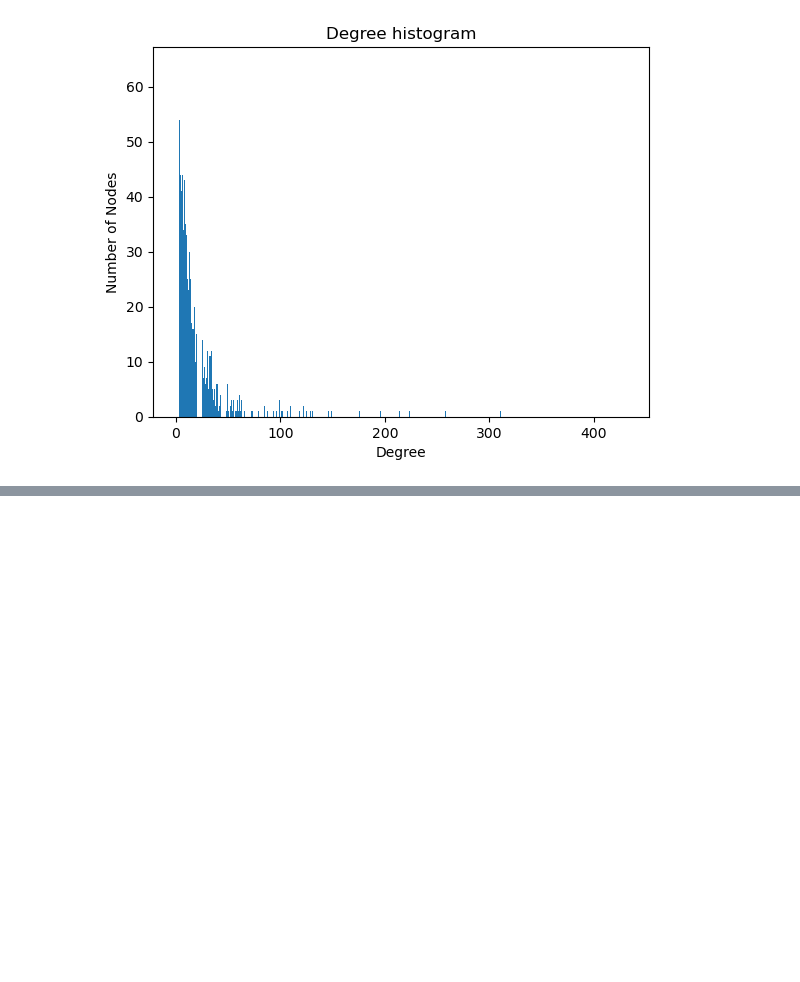
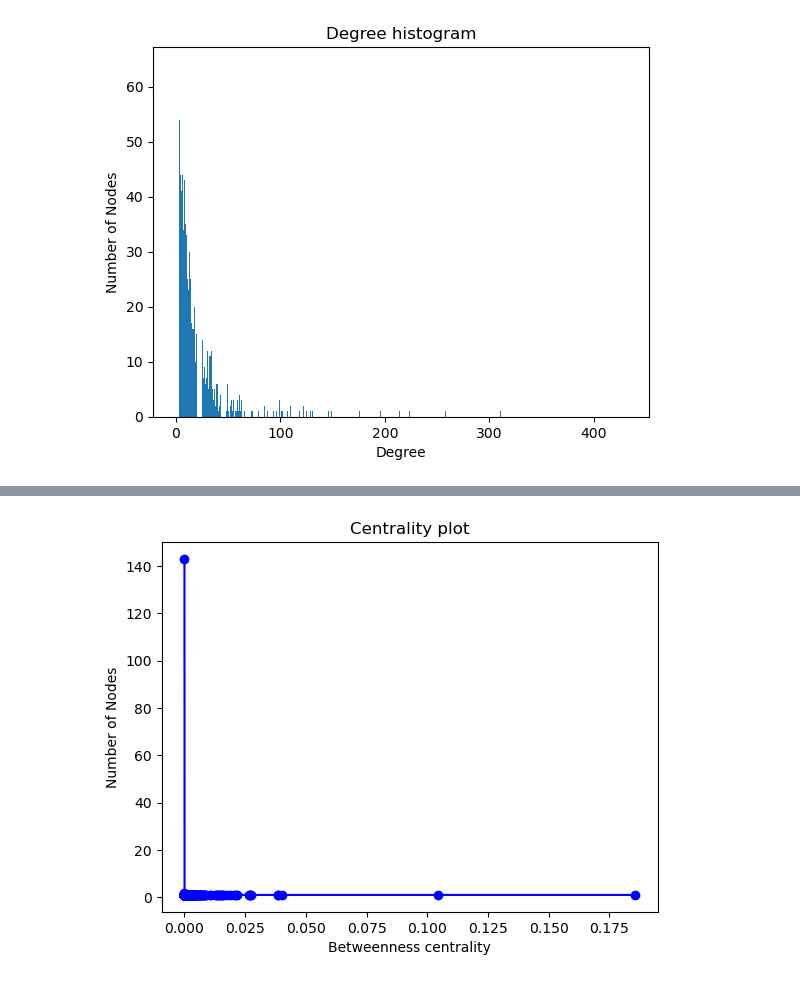
Before and after one commit to Yorlock/AIESS, a Jupyter notebook: Twitch-graph analysis.ipynb, the cells around one changed output, grey strips where cells are left out. Saved outputs shown, nothing was run; the diff lists cells and outputs as text; code cells hidden in the pictures; blank space fills up the shorter version.

```diff
--- a/Twitch-graph analysis.ipynb
+++ b/Twitch-graph analysis.ipynb
@@ -67,0 +76,11 @@ bc = nx.betweenness_centrality(twitch_graph)
+# %%
+centr = nx.betweenness_centrality(twitch_graph)
+# %%
+#plt.bar(*np.unique(list(centr.values()), return_counts=True))
+plt.plot(*np.unique(list(centr.values()), return_counts=True), "b-", marker="o")
+plt.title("Centrality plot")
+plt.xlabel("Betweenness centrality")
+plt.ylabel("Number of Nodes")
+plt.show()
+# %% [output]
+[figure, added]
```
Also changed, not shown: parts of 9 cells of this notebook.
